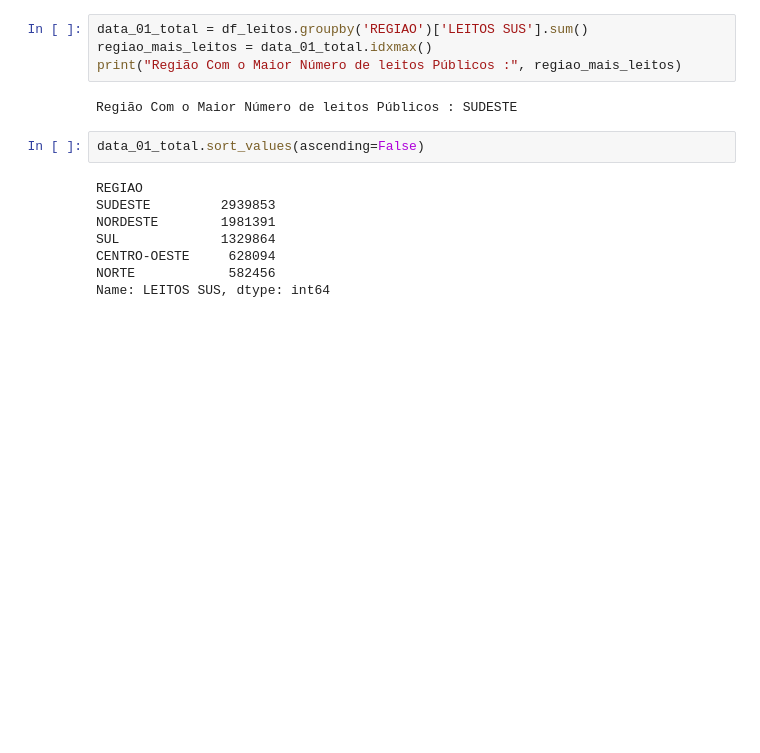
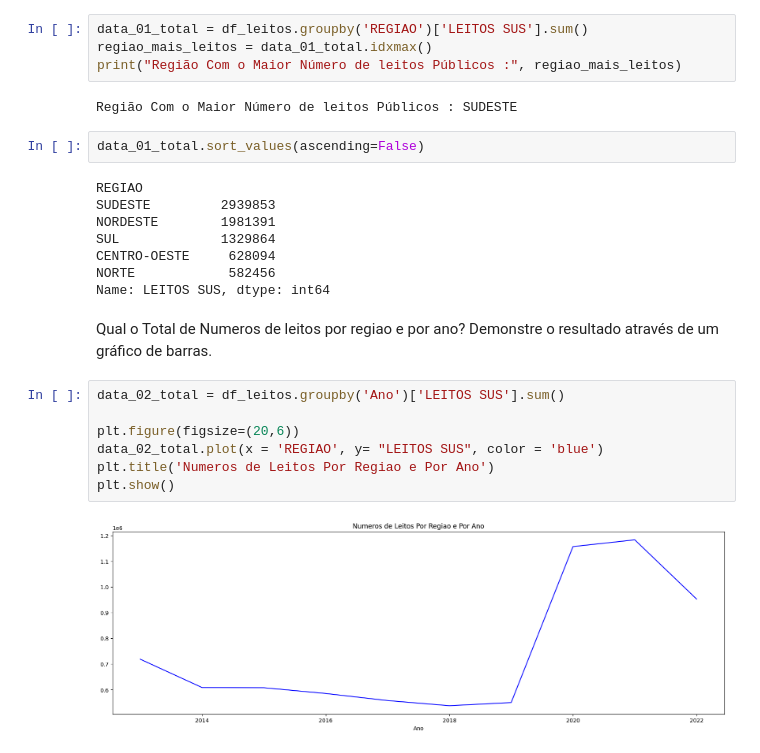
Before and after one commit to TonnBH/APPML_Projects, a Jupyter notebook: sus_project.ipynb, the cells around one changed output. Drawn from its saved outputs; the diff is of its cells as text; blank space fills up the shorter version.

```diff
--- a/sus_project.ipynb
+++ b/sus_project.ipynb
@@ -258,3 +249,14 @@ SUL             1329864
 CENTRO-OESTE     628094
 NORTE            582456
 Name: LEITOS SUS, dtype: int64
+# %% [markdown]
+Qual o Total de Numeros de leitos por regiao e por ano? Demonstre o resultado através de um gráfico de barras.
+# %%
+data_02_total = df_leitos.groupby('Ano')['LEITOS SUS'].sum()
+
+plt.figure(figsize=(20,6))
+data_02_total.plot(x = 'REGIAO', y= "LEITOS SUS", color = 'blue')
+plt.title('Numeros de Leitos Por Regiao e Por Ano')
+plt.show()
+# %% [output]
+[figure, added]
```
Also changed, not shown: parts of 3 cells of this notebook.
